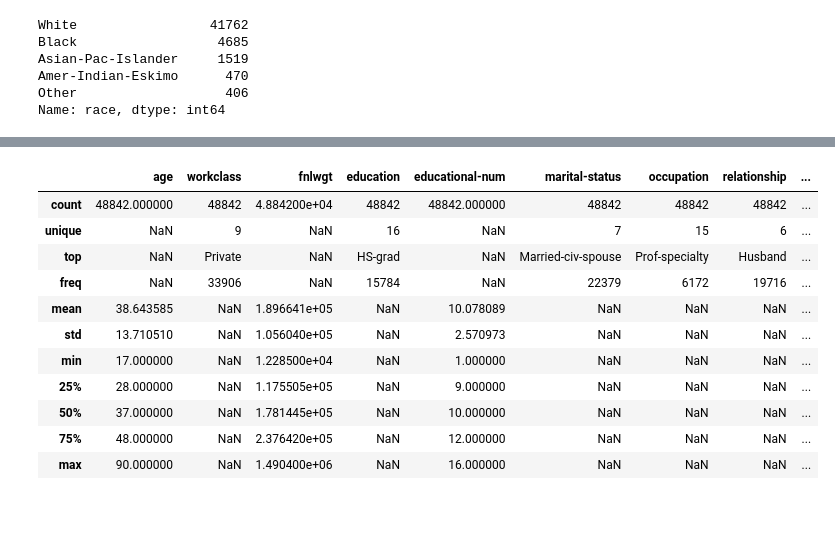
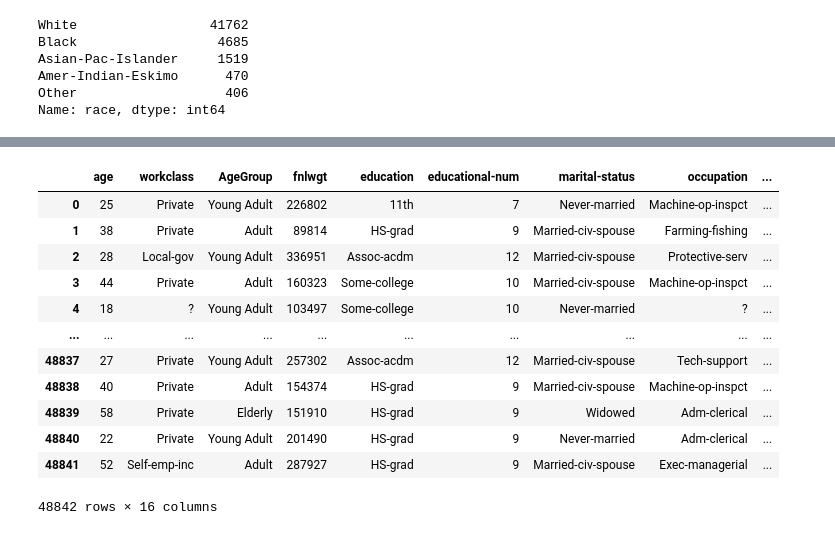
Before and after one commit to noblecoder11/pict-semester-6, a Jupyter notebook: dsbdal/a3.ipynb, the cells around one changed output, grey strips where cells are left out. Cells and saved outputs as stored; diff of their text form; code cells hidden in the pictures.

```diff
--- a/dsbdal/a3.ipynb
+++ b/dsbdal/a3.ipynb
@@ -40,7 +40,5 @@ Amer-Indian-Eskimo      470
 Other                   406
 Name: race, dtype: int64
 # %%
-categories = ['White', 'Black', 'Asian-Pac-Islander', 'Amer-Indian-Eskimo', 'Other']
-
-df.response = pd.Categorical(df.response, categories, ordered=True)
+df.groupby(['race']).mean()
 # %% [output]
@@ -48,15 +92,19 @@ AttributeError: 'DataFrame' object has no attribute 'response'
 # %%
-df.describe(include='all')
+category = pd.cut(df.age,bins=[0,17,30,55,100],labels=['Child','Young Adult', 'Adult','Elderly'])
+# df = df.drop(columns = ['AgeGroup'])
+df.insert(2,'AgeGroup',category)
+df
 # %% [output]
-|  | age | workclass | fnlwgt | education | educational-num | marital-status | occupation | relationship | ... |
-| count | 48842.000000 | 48842 | 4.884200e+04 | 48842 | 48842.000000 | 48842 | 48842 | 48842 | ... |
-| unique | NaN | 9 | NaN | 16 | NaN | 7 | 15 | 6 | ... |
-| top | NaN | Private | NaN | HS-grad | NaN | Married-civ-spouse | Prof-specialty | Husband | ... |
-| freq | NaN | 33906 | NaN | 15784 | NaN | 22379 | 6172 | 19716 | ... |
-| mean | 38.643585 | NaN | 1.896641e+05 | NaN | 10.078089 | NaN | NaN | NaN | ... |
-| std | 13.710510 | NaN | 1.056040e+05 | NaN | 2.570973 | NaN | NaN | NaN | ... |
-| min | 17.000000 | NaN | 1.228500e+04 | NaN | 1.000000 | NaN | NaN | NaN | ... |
-| 25% | 28.000000 | NaN | 1.175505e+05 | NaN | 9.000000 | NaN | NaN | NaN | ... |
-| 50% | 37.000000 | NaN | 1.781445e+05 | NaN | 10.000000 | NaN | NaN | NaN | ... |
-| 75% | 48.000000 | NaN | 2.376420e+05 | NaN | 12.000000 | NaN | NaN | NaN | ... |
-| max | 90.000000 | NaN | 1.490400e+06 | NaN | 16.000000 | NaN | NaN | NaN | ... |
+|  | age | workclass | AgeGroup | fnlwgt | education | educational-num | marital-status | occupation | ... |
+| 0 | 25 | Private | Young Adult | 226802 | 11th | 7 | Never-married | Machine-op-inspct | ... |
+| 1 | 38 | Private | Adult | 89814 | HS-grad | 9 | Married-civ-spouse | Farming-fishing | ... |
+| 2 | 28 | Local-gov | Young Adult | 336951 | Assoc-acdm | 12 | Married-civ-spouse | Protective-serv | ... |
+| 3 | 44 | Private | Adult | 160323 | Some-college | 10 | Married-civ-spouse | Machine-op-inspct | ... |
+| 4 | 18 | ? | Young Adult | 103497 | Some-college | 10 | Never-married | ? | ... |
+| ... | ... | ... | ... | ... | ... | ... | ... | ... | ... |
+| 48837 | 27 | Private | Young Adult | 257302 | Assoc-acdm | 12 | Married-civ-spouse | Tech-support | ... |
+| 48838 | 40 | Private | Adult | 154374 | HS-grad | 9 | Married-civ-spouse | Machine-op-inspct | ... |
+| 48839 | 58 | Private | Elderly | 151910 | HS-grad | 9 | Widowed | Adm-clerical | ... |
+| 48840 | 22 | Private | Young Adult | 201490 | HS-grad | 9 | Never-married | Adm-clerical | ... |
+| 48841 | 52 | Self-emp-inc | Adult | 287927 | HS-grad | 9 | Married-civ-spouse | Exec-managerial | ... |
+48842 rows × 16 columns
```
Also changed, not shown: parts of 13 cells of this notebook, 4 other files.
